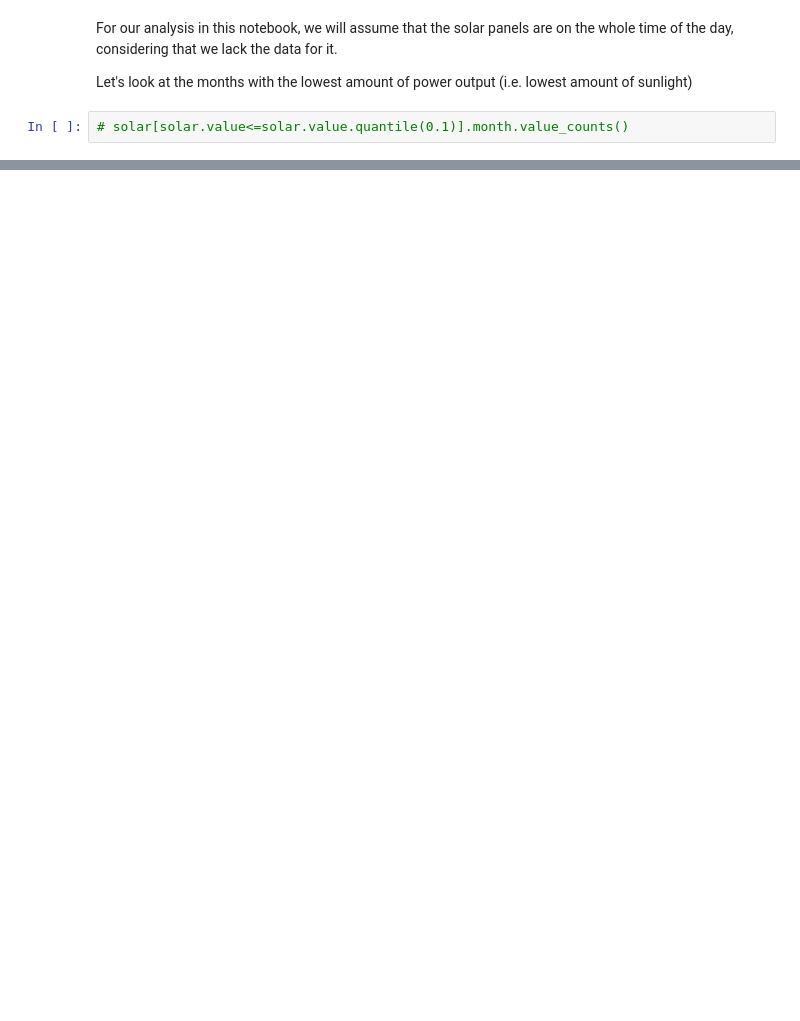
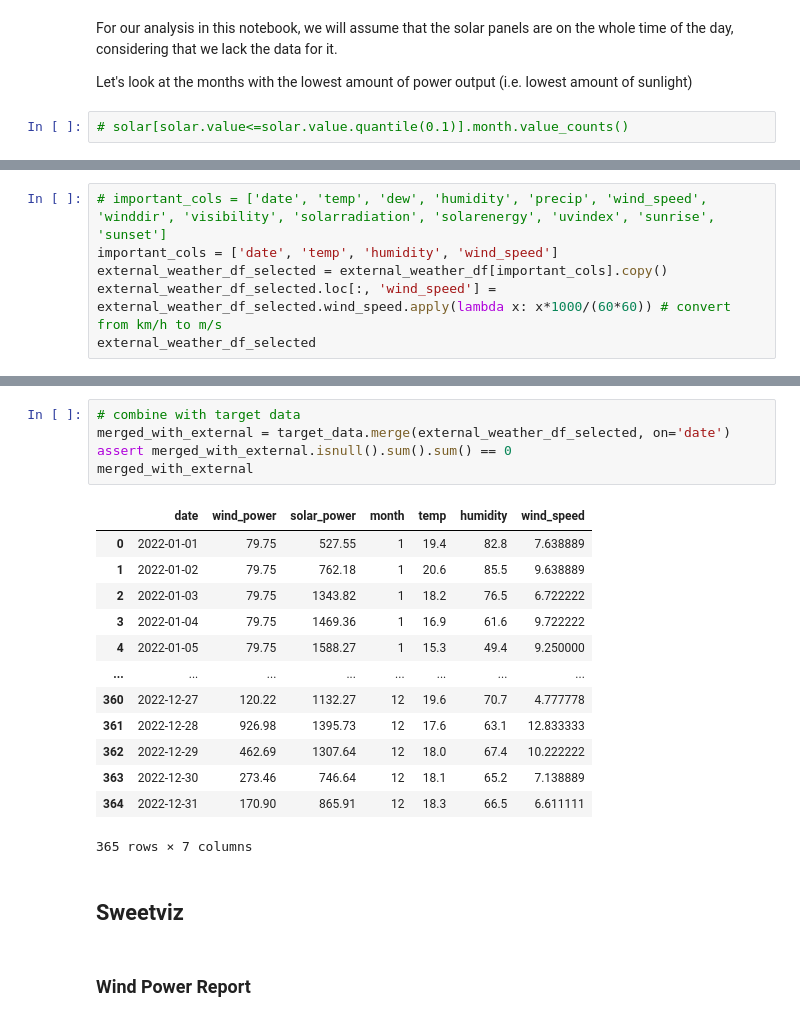
Before and after one commit to isados/bh_renewable_energy, a Jupyter notebook: analysis.ipynb, the cells around one changed output, grey strips where cells are left out. Cells and saved outputs as stored; diff of their text form; blank space fills up the shorter version.

```diff
--- a/analysis.ipynb
+++ b/analysis.ipynb
@@ -338,0 +303,6 @@ target_data.mer
+# %%
+# important_cols = ['date', 'temp', 'dew', 'humidity', 'precip', 'wind_speed', 'winddir', 'visibility', 'solarradiation', 'solarenergy', 'uvindex', 'sunrise', 'sunset']
+important_cols = ['date', 'temp', 'humidity', 'wind_speed']
+external_weather_df_selected = external_weather_df[important_cols].copy()
+external_weather_df_selected.loc[:, 'wind_speed'] = external_weather_df_selected.wind_speed.apply(lambda x: x*1000/(60*60)) # convert from km/h to m/s
+external_weather_df_selected
@@ -338,0 +323,23 @@ target_data.mer
+# %%
+# combine with target data
+merged_with_external = target_data.merge(external_weather_df_selected, on='date')
+assert merged_with_external.isnull().sum().sum() == 0
+merged_with_external
+# %% [output]
+|  | date | wind_power | solar_power | month | temp | humidity | wind_speed |
+| 0 | 2022-01-01 | 79.75 | 527.55 | 1 | 19.4 | 82.8 | 7.638889 |
+| 1 | 2022-01-02 | 79.75 | 762.18 | 1 | 20.6 | 85.5 | 9.638889 |
+| 2 | 2022-01-03 | 79.75 | 1343.82 | 1 | 18.2 | 76.5 | 6.722222 |
+| 3 | 2022-01-04 | 79.75 | 1469.36 | 1 | 16.9 | 61.6 | 9.722222 |
+| 4 | 2022-01-05 | 79.75 | 1588.27 | 1 | 15.3 | 49.4 | 9.250000 |
+| ... | ... | ... | ... | ... | ... | ... | ... |
+| 360 | 2022-12-27 | 120.22 | 1132.27 | 12 | 19.6 | 70.7 | 4.777778 |
+| 361 | 2022-12-28 | 926.98 | 1395.73 | 12 | 17.6 | 63.1 | 12.833333 |
+| 362 | 2022-12-29 | 462.69 | 1307.64 | 12 | 18.0 | 67.4 | 10.222222 |
+| 363 | 2022-12-30 | 273.46 | 746.64 | 12 | 18.1 | 65.2 | 7.138889 |
+| 364 | 2022-12-31 | 170.90 | 865.91 | 12 | 18.3 | 66.5 | 6.611111 |
+365 rows × 7 columns
+# %% [markdown]
+## Sweetviz
+# %% [markdown]
+### Wind Power Report
```
Also changed, not shown: parts of 25 cells of this notebook.
